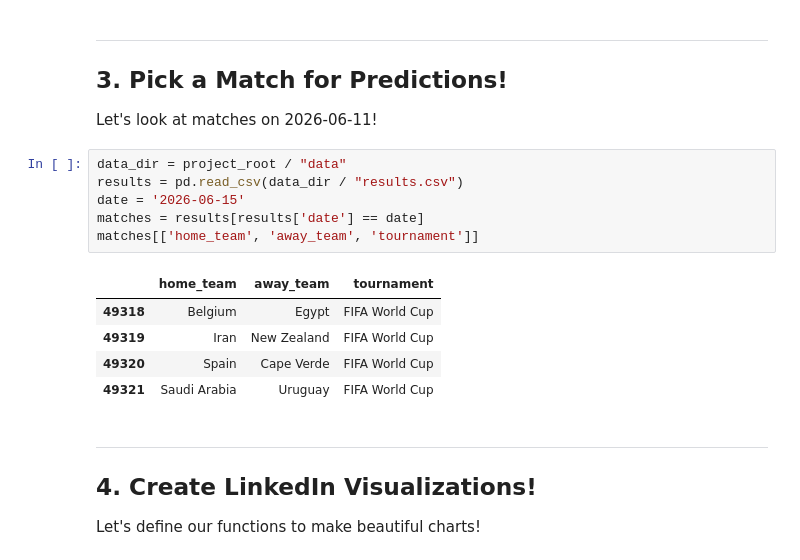
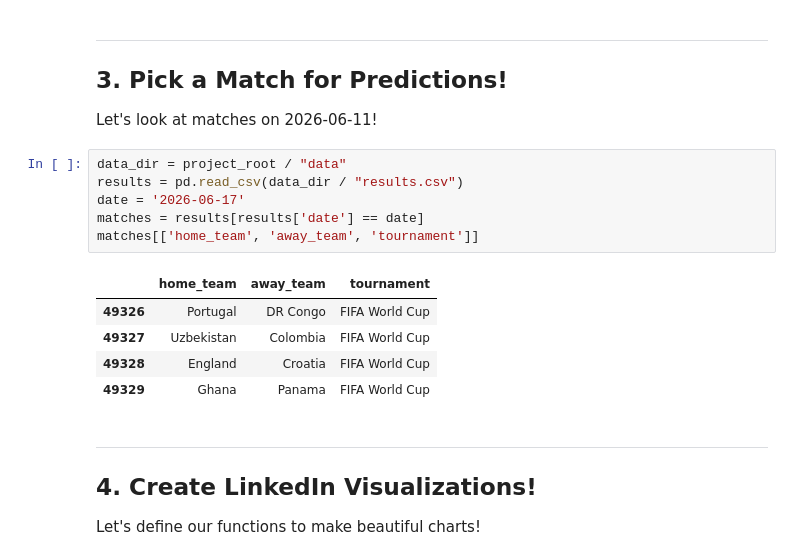
Before and after one commit to nitindavegit/FIFA-2026-Predictions, a Jupyter notebook: notebooks/04_LinkedIn_Presentation.ipynb, the cells around one changed output. Saved outputs shown, nothing was run; the diff lists cells and outputs as text.

```diff
--- a/notebooks/04_LinkedIn_Presentation.ipynb
+++ b/notebooks/04_LinkedIn_Presentation.ipynb
@@ -71,15 +71,15 @@ Let's look at matches on 2026-06-11!
 # %%
 data_dir = project_root / "data"
 results = pd.read_csv(data_dir / "results.csv")
-date = '2026-06-15'
+date = '2026-06-17'
 matches = results[results['date'] == date]
 matches[['home_team', 'away_team', 'tournament']]
 # %% [output]
 |  | home_team | away_team | tournament |
-| 49318 | Belgium | Egypt | FIFA World Cup |
-| 49319 | Iran | New Zealand | FIFA World Cup |
-| 49320 | Spain | Cape Verde | FIFA World Cup |
-| 49321 | Saudi Arabia | Uruguay | FIFA World Cup |
+| 49326 | Portugal | DR Congo | FIFA World Cup |
+| 49327 | Uzbekistan | Colombia | FIFA World Cup |
+| 49328 | England | Croatia | FIFA World Cup |
+| 49329 | Ghana | Panama | FIFA World Cup |
 # %% [markdown]
 ---
 ## 4. Create LinkedIn Visualizations!
```
Also changed, not shown: parts of 14 cells of this notebook.
